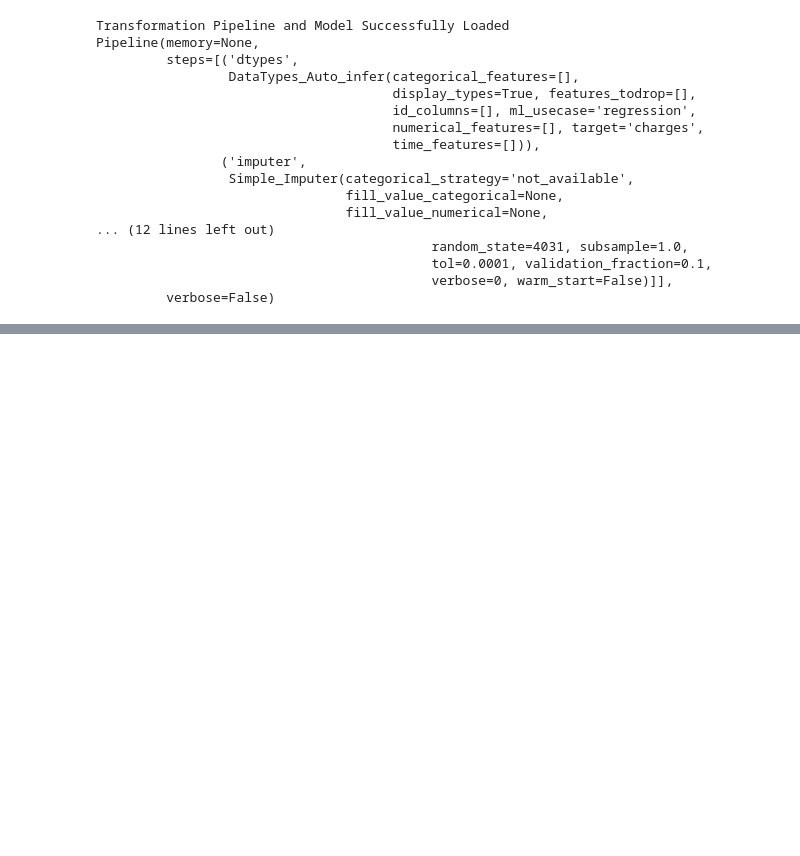
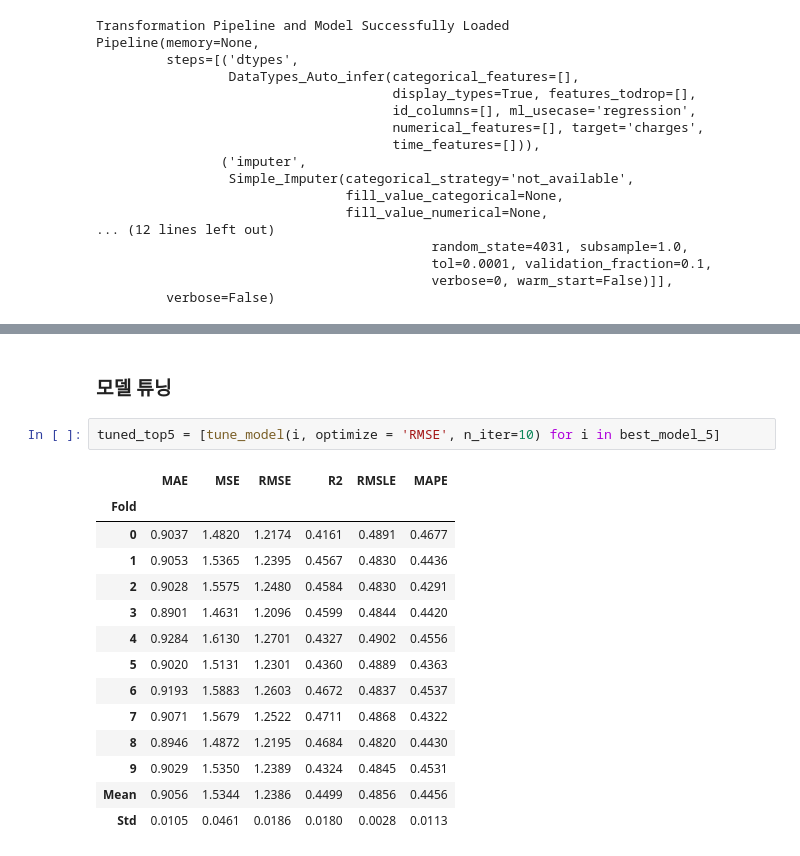
Before and after one commit to leech2193/weather_hospital_sowhat, a Jupyter notebook: 20220722_pycaret_studying_eseul.ipynb, the cells around one changed output, grey strips where cells are left out. Cells and saved outputs as stored; diff of their text form; blank space fills up the shorter version.

```diff
--- a/20220722_pycaret_studying_eseul.ipynb
+++ b/20220722_pycaret_studying_eseul.ipynb
@@ -436,0 +553,19 @@ Pipeline(memory=None,
+# %% [markdown]
+### 모델 튜닝
+# %%
+tuned_top5 = [tune_model(i, optimize = 'RMSE', n_iter=10) for i in best_model_5]
+# %% [output]
+|  | MAE | MSE | RMSE | R2 | RMSLE | MAPE |
+| Fold |  |  |  |  |  |  |
+| 0 | 0.9037 | 1.4820 | 1.2174 | 0.4161 | 0.4891 | 0.4677 |
+| 1 | 0.9053 | 1.5365 | 1.2395 | 0.4567 | 0.4830 | 0.4436 |
+| 2 | 0.9028 | 1.5575 | 1.2480 | 0.4584 | 0.4830 | 0.4291 |
+| 3 | 0.8901 | 1.4631 | 1.2096 | 0.4599 | 0.4844 | 0.4420 |
+| 4 | 0.9284 | 1.6130 | 1.2701 | 0.4327 | 0.4902 | 0.4556 |
+| 5 | 0.9020 | 1.5131 | 1.2301 | 0.4360 | 0.4889 | 0.4363 |
+| 6 | 0.9193 | 1.5883 | 1.2603 | 0.4672 | 0.4837 | 0.4537 |
+| 7 | 0.9071 | 1.5679 | 1.2522 | 0.4711 | 0.4868 | 0.4322 |
+| 8 | 0.8946 | 1.4872 | 1.2195 | 0.4684 | 0.4820 | 0.4430 |
+| 9 | 0.9029 | 1.5350 | 1.2389 | 0.4324 | 0.4845 | 0.4531 |
+| Mean | 0.9056 | 1.5344 | 1.2386 | 0.4499 | 0.4856 | 0.4456 |
+| Std | 0.0105 | 0.0461 | 0.0186 | 0.0180 | 0.0028 | 0.0113 |
```
Also changed, not shown: parts of 23 cells of this notebook, 1 other file.
